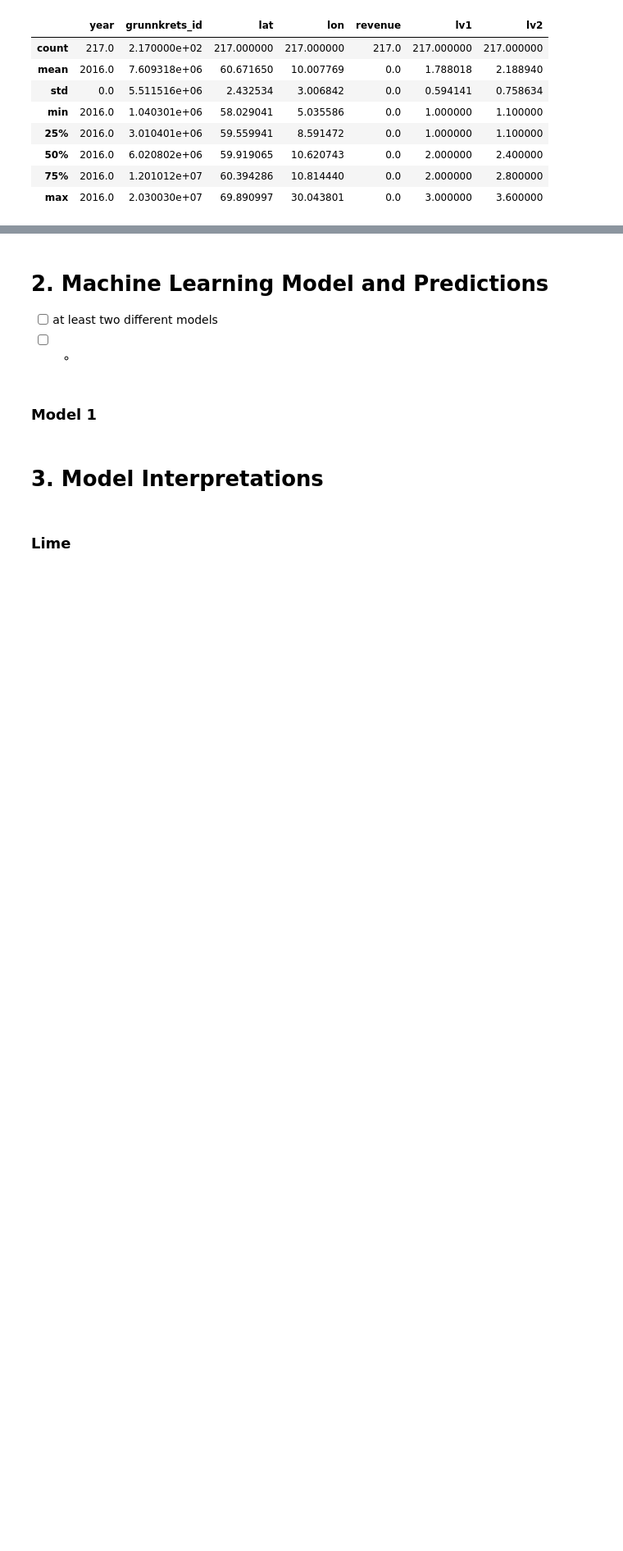
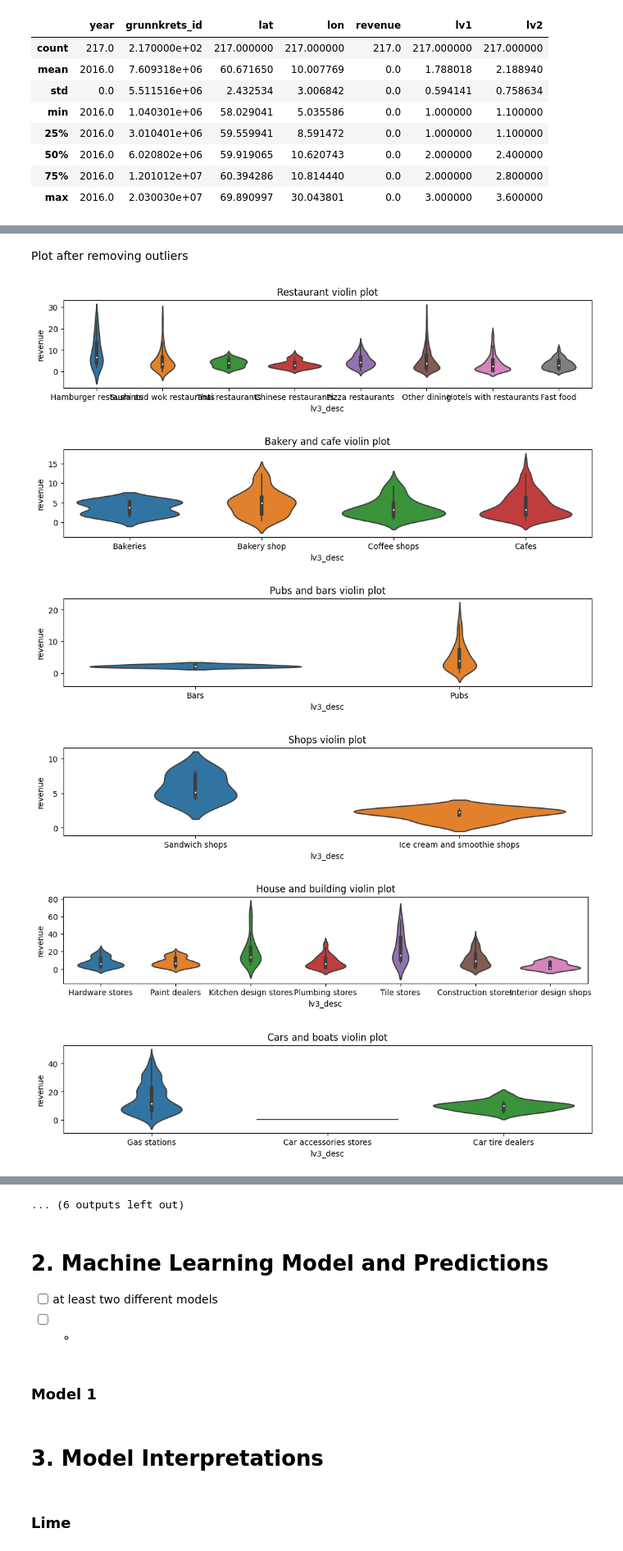
Before and after one commit to Bergis1610/MachineLearning-TDT4173-Project, a Jupyter notebook: LouisLangNB.ipynb, the cells around one changed output, grey strips where cells are left out. Shown at 82% size. Cells and saved outputs as stored; diff of their text form; code cells hidden in the pictures; blank space fills up the shorter version.

```diff
--- a/LouisLangNB.ipynb
+++ b/LouisLangNB.ipynb
@@ -124,0 +177,27 @@ stores_with_hierarchy[stores_with_hierarchy["revenue"]==0.0].describe()
+# %% [markdown]
+Plot after removing outliers
+# %%
+stores_train = pd.read_csv('data/stores_train.csv')
+# %%
+for store_type in stores_train['plaace_hierarchy_id'].unique():
+    data = stores_train[stores_train['plaace_hierarchy_id']==store_type]
+    upper_treshold = data['revenue'].quantile(0.95)
+    lower_treshold = data['revenue'].quantile(0.05)
+    #neww = stores_train[stores_train['plaace_hierarchy_id']==store_type].revenue < upper_treshold
+    #stores_train.loc[(stores_train['plaace_hierarchy']==store_type) & (stores_train['revenue']>upper_treshold)]
+    stores_train.drop(stores_train[(stores_train['plaace_hierarchy_id']==store_type) & (stores_train['revenue']>upper_treshold)].index, inplace=True)
+    stores_train.drop(stores_train[(stores_train['plaace_hierarchy_id']==store_type) & (stores_train['revenue']<lower_treshold)].index, inplace=True)
+# %%
+plaace_hierarchy = pd.read_csv('data/plaace_hierarchy.csv')
+stores_with_hierarchy = stores_train.merge(plaace_hierarchy, how='left', on='plaace_hierarchy_id')
+for store_type in stores_with_hierarchy['lv2_desc'].unique():
+    plt.figure(figsize=(12,2))
+    sns.violinplot(x='lv3_desc',y='revenue',data=stores_with_hierarchy[stores_with_hierarchy["lv2_desc"]==store_type]).set_title(f"{store_type} violin plot")
+    plt.show()
+# %% [output]
+[figure, added]
+[figure, added]
+[figure, added]
+[figure, added]
+[figure, added]
+[figure, added]
@@ -125,3 +210,4 @@ stores_with_hierarchy[stores_with_hierarchy["revenue"]==0.0].describe()
+... (6 outputs left out)
 # %% [markdown]
 # 2. Machine Learning Model and Predictions
 - [ ] at least two different models
```
Also changed, not shown: parts of 15 cells of this notebook.
